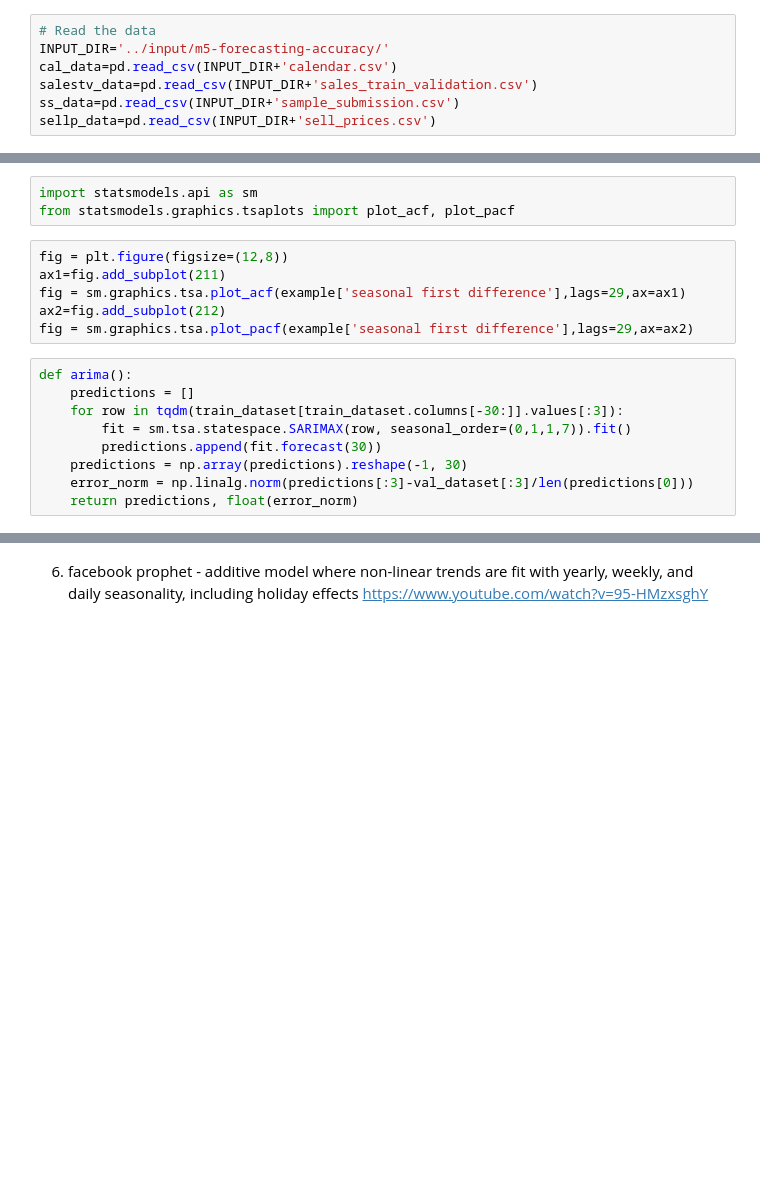
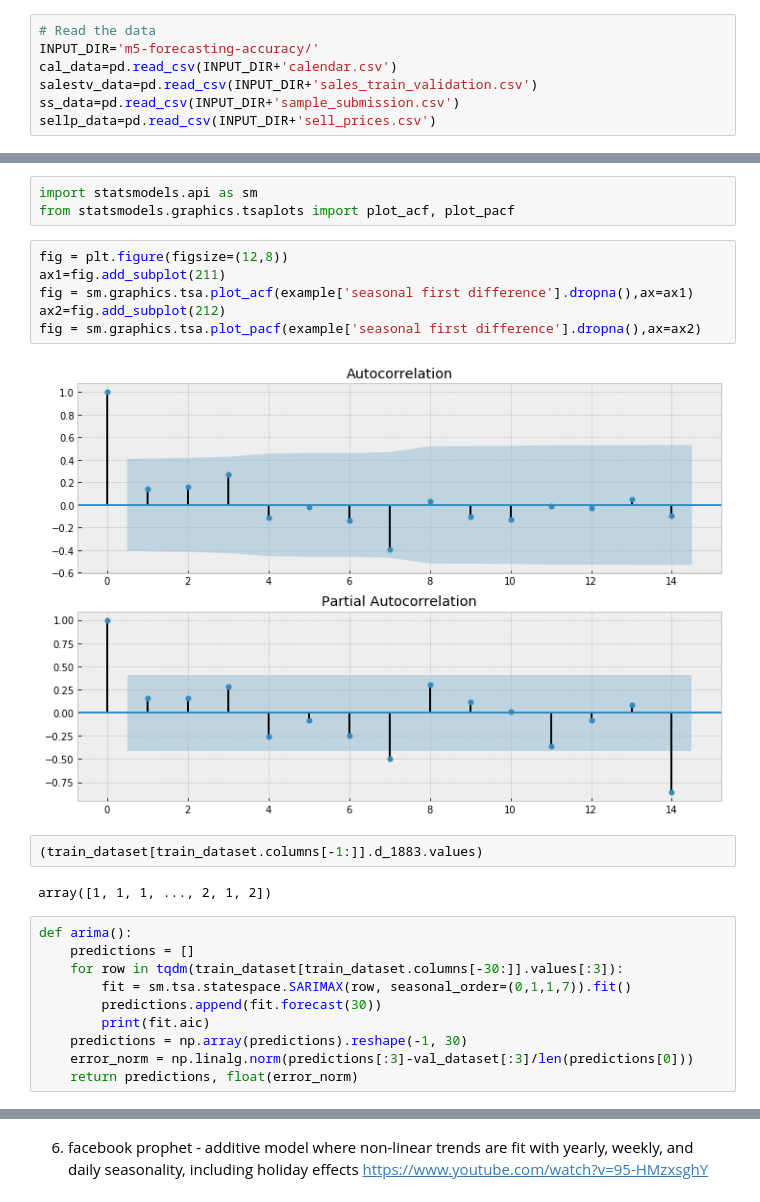
Before and after one commit to KunalArora/kaggle-m5-forecasting, a Jupyter notebook: M5 - EDA_BasicStatsModel.ipynb, the cells around one changed output, grey strips where cells are left out. Saved outputs shown, nothing was run; the diff lists cells and outputs as text; blank space fills up the shorter version.

```diff
--- a/M5 - EDA_BasicStatsModel.ipynb
+++ b/M5 - EDA_BasicStatsModel.ipynb
@@ -29,6 +42,6 @@ import pywt # for deniosing time-series wavelet
 # %%
 # Read the data
-INPUT_DIR='../input/m5-forecasting-accuracy/'
+INPUT_DIR='m5-forecasting-accuracy/'
 cal_data=pd.read_csv(INPUT_DIR+'calendar.csv')
 salestv_data=pd.read_csv(INPUT_DIR+'sales_train_validation.csv')
 ss_data=pd.read_csv(INPUT_DIR+'sample_submission.csv')
@@ -546,15 +669,22 @@ from statsmodels.graphics.tsaplots import plot_acf, plot_pacf
 # %%
 fig = plt.figure(figsize=(12,8))
 ax1=fig.add_subplot(211)
-fig = sm.graphics.tsa.plot_acf(example['seasonal first difference'],lags=29,ax=ax1)
+fig = sm.graphics.tsa.plot_acf(example['seasonal first difference'].dropna(),ax=ax1)
 ax2=fig.add_subplot(212)
-fig = sm.graphics.tsa.plot_pacf(example['seasonal first difference'],lags=29,ax=ax2)
+fig = sm.graphics.tsa.plot_pacf(example['seasonal first difference'].dropna(),ax=ax2)
+# %% [output]
+[figure, added]
+# %%
+(train_dataset[train_dataset.columns[-1:]].d_1883.values)
+# %% [output]
+array([1, 1, 1, ..., 2, 1, 2])
 # %%
 def arima():
     predictions = []
     for row in tqdm(train_dataset[train_dataset.columns[-30:]].values[:3]):
         fit = sm.tsa.statespace.SARIMAX(row, seasonal_order=(0,1,1,7)).fit()
         predictions.append(fit.forecast(30))
+        print(fit.aic)
     predictions = np.array(predictions).reshape(-1, 30)
     error_norm = np.linalg.norm(predictions[:3]-val_dataset[:3]/len(predictions[0]))
     return predictions, float(error_norm)
```
Also changed, not shown: parts of 35 cells of this notebook, 2 other files.
